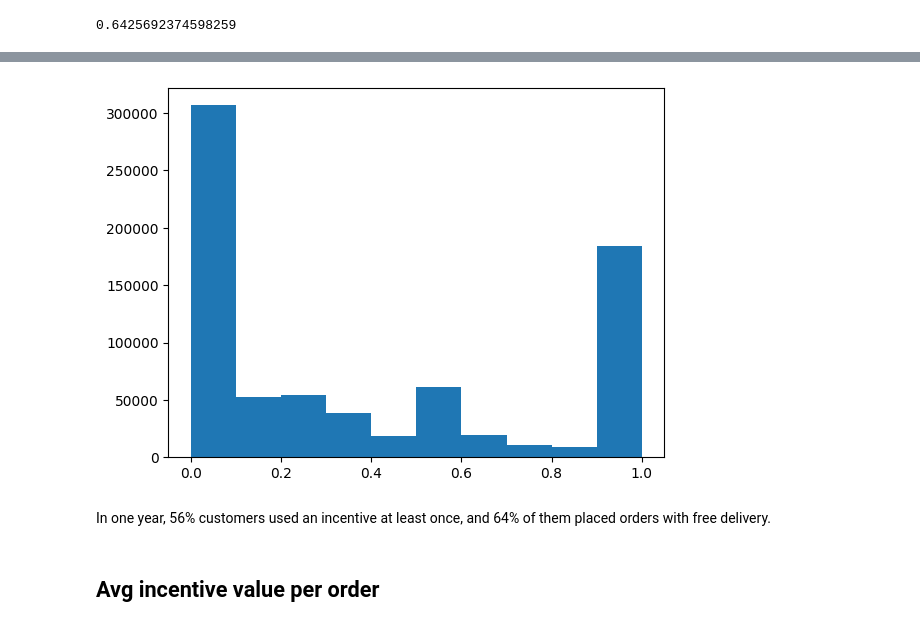
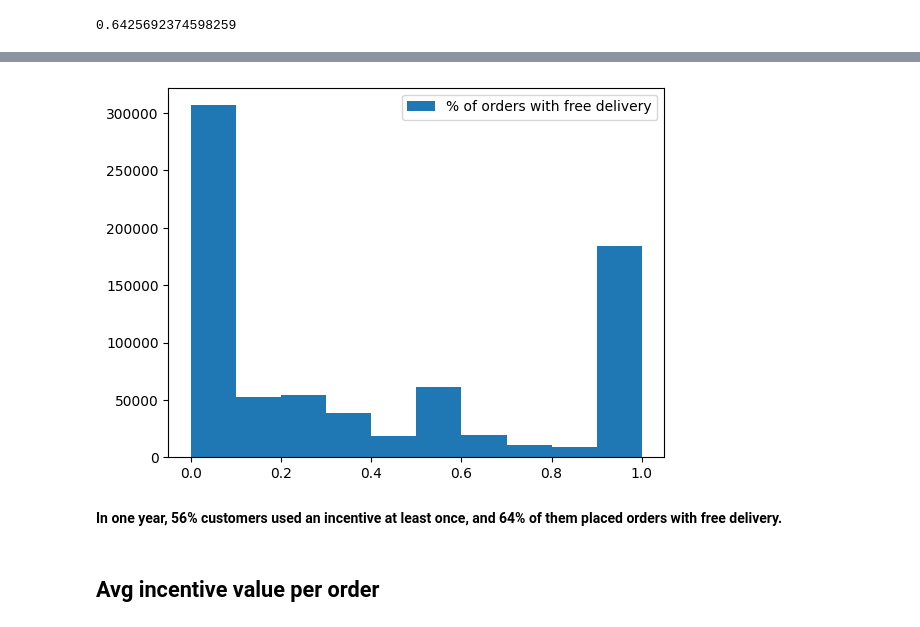
Before and after one commit to AChiaraCapuano/incentives_analysis, a Jupyter notebook: analysis_nb.ipynb, the cells around one changed output, grey strips where cells are left out. Drawn from its saved outputs; the diff is of its cells as text; code cells hidden in the pictures.

```diff
--- a/analysis_nb.ipynb
+++ b/analysis_nb.ipynb
@@ -59,9 +57,10 @@ Distribution of free delivery orders per customer:
-# %%
-plt.hist(df_incentivized['has_free_delivery']);
-# %% [output]
-[figure, removed]
+# %%
+plt.hist(df_incentivized['has_free_delivery'], label="% of orders with free delivery");
+plt.legend(loc='upper right');
+# %% [output]
+[figure, added]
 # %% [markdown]
-In one year, 56% customers used an incentive at least once, and 64% of them placed orders with free delivery.
+**In one year, 56% customers used an incentive at least once, and 64% of them placed orders with free delivery.**
 # %% [markdown]
 ## Avg incentive value per order
 # %%
```
Also changed, not shown: parts of 43 cells of this notebook.
